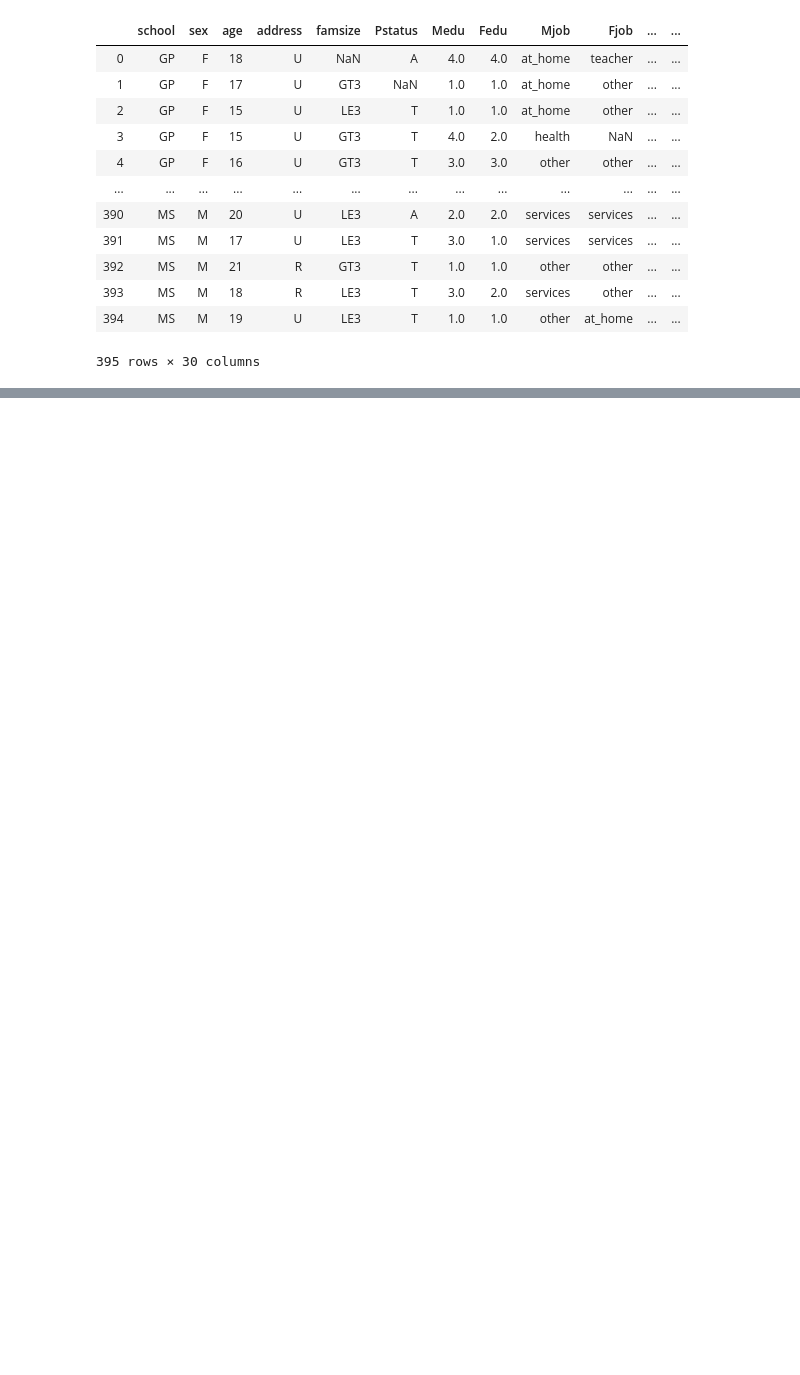
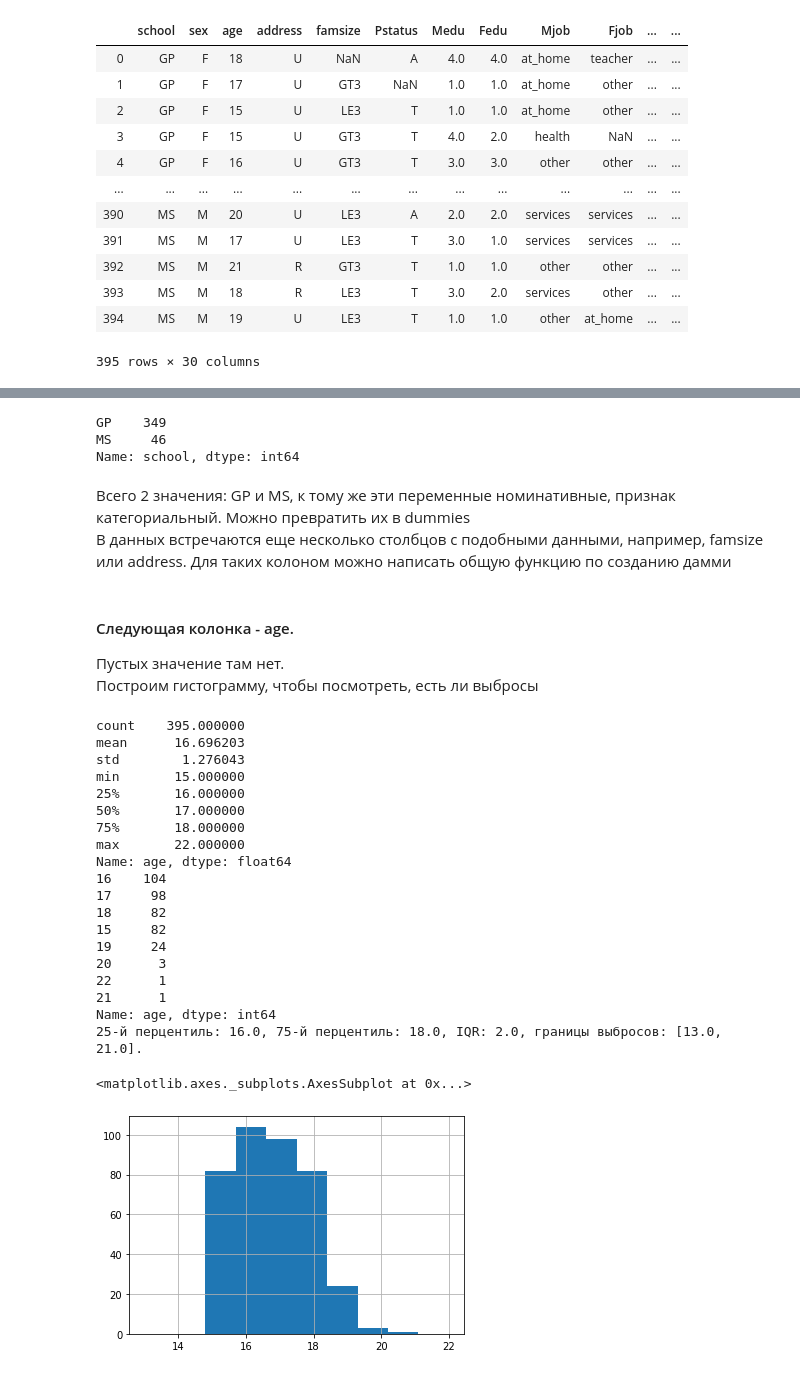
Before and after one commit to Powerofpowder/EDA, a Jupyter notebook: EDA_Alimova.ipynb, the cells around one changed output, grey strips where cells are left out. Drawn from its saved outputs; the diff is of its cells as text; code cells hidden in the pictures; blank space fills up the shorter version.

```diff
--- a/EDA_Alimova.ipynb
+++ b/EDA_Alimova.ipynb
@@ -24,0 +121,54 @@ display(df)
+# %%
+df.school.value_counts()
+# %% [output]
+GP    349
+MS     46
+Name: school, dtype: int64
+# %% [markdown]
+Всего 2 значения: GP и MS, к тому же эти переменные номинативные, признак категориальный. Можно превратить их в dummies
+В данных встречаются еще несколько столбцов с подобными данными, например, famsize или address. Для таких колоном можно написать общую функцию по созданию дамми
+# %%
+def to_dummies(df, column):
+    dummie_column = pd.get_dummies(column)
+    return pd.concat([df, dummie_column], axis=1)
+# %%
+# Пример использования функции
+df = to_dummies(df, df.school)
+# %% [markdown]
+#### Следующая колонка - age.
+Пустых значение там нет.
+Построим гистограмму, чтобы посмотреть, есть ли выбросы
+# %%
+print(df.age.describe())
+print(df.age.value_counts())
+
+median = df.age.median()
+IQR = df.age.quantile(0.75) - df.age.quantile(0.25)
+perc25 = df.age.quantile(0.25)
+perc75 = df.age.quantile(0.75)
+
+print(f'25-й перцентиль: {perc25}, 75-й перцентиль: {perc75}, IQR: {IQR}, границы выбросов: [{perc25 - 1.5*IQR}, {perc75 + 1.5*IQR}].')
+
+df.age.loc[df.age.between(perc25 - 1.5*IQR, perc75 + 1.5*IQR)].hist(range = (13, 22), label = 'IQR')
+# %% [output]
+count    395.000000
+mean      16.696203
+std        1.276043
+min       15.000000
+25%       16.000000
+50%       17.000000
+75%       18.000000
+max       22.000000
+Name: age, dtype: float64
+16    104
+17     98
+18     82
+15     82
+19     24
+20      3
+22      1
+21      1
+Name: age, dtype: int64
+25-й перцентиль: 16.0, 75-й перцентиль: 18.0, IQR: 2.0, границы выбросов: [13.0, 21.0].
+<matplotlib.axes._subplots.AxesSubplot at 0x...>
+[figure, added]
```
Also changed, not shown: parts of 107 cells of this notebook.
